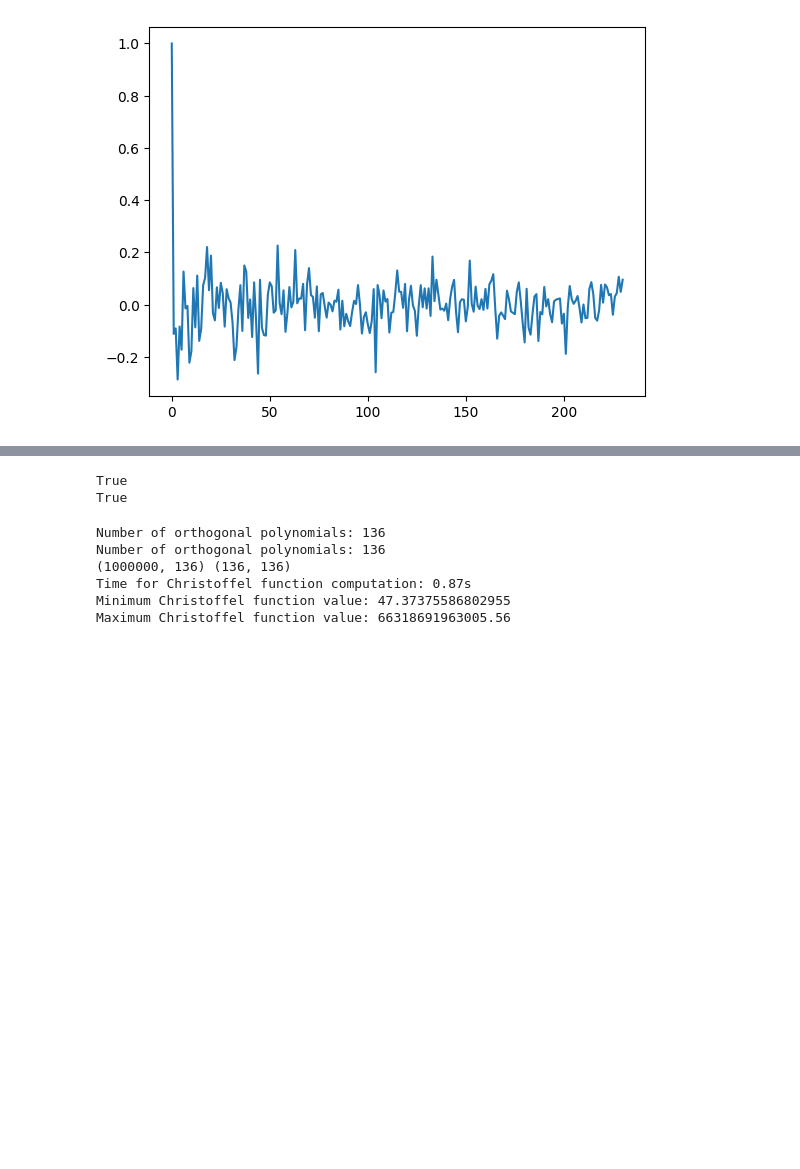
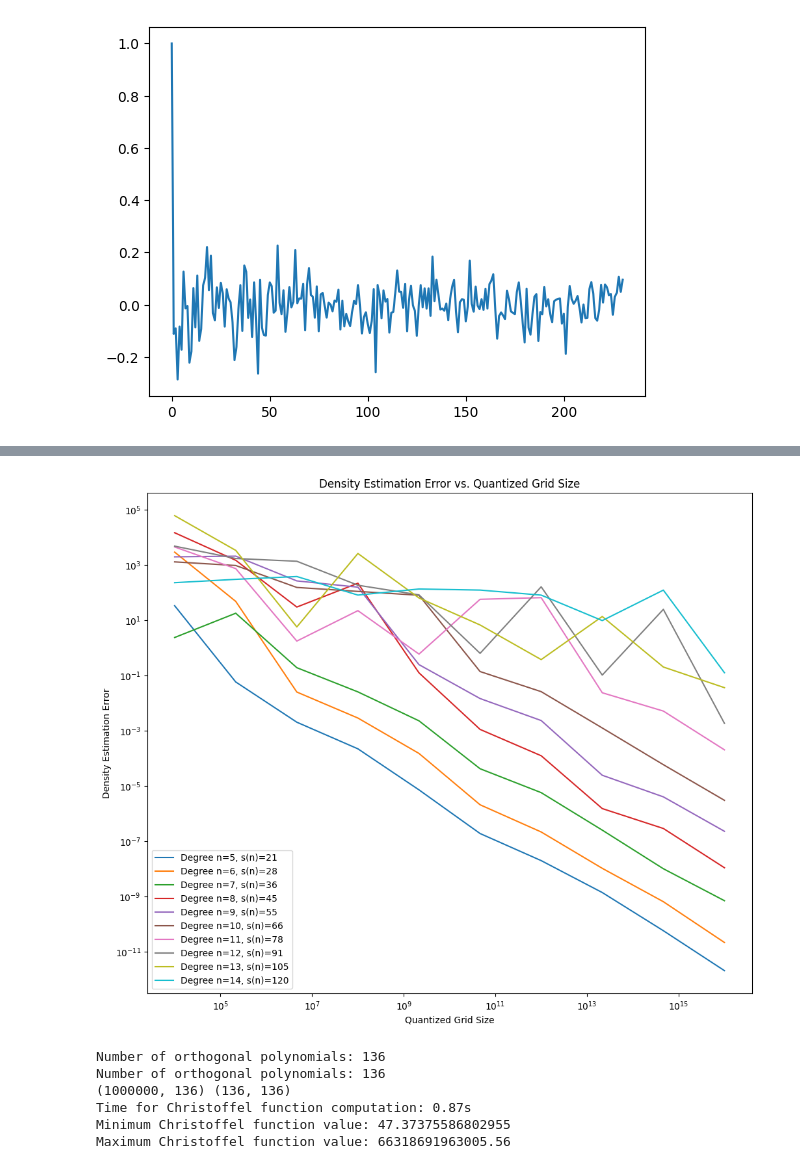
Before and after one commit to yzdn13l/christoffel-darboux, a Jupyter notebook: reconstruct.ipynb, the cells around one changed output, grey strips where cells are left out. Saved outputs shown, nothing was run; the diff lists cells and outputs as text; code cells hidden in the pictures; blank space fills up the shorter version.

```diff
--- a/reconstruct.ipynb
+++ b/reconstruct.ipynb
@@ -88,3 +92,7 @@ print(pcl.shape)
 # %% [output]
 [figure]
 (1796, 2)
+# %%
+from copy import deepcopy
+pcl_np = deepcopy(pcl)
+pcl = torch.tensor(pcl, dtype=torch.double).unsqueeze(0).cuda()
@@ -291,5 +501,6 @@ True
 # %%
-mom_seq, mom_mat = compute_moment_seq_and_mat(torch.tensor(pcl, dtype=torch.double).unsqueeze(0).cuda(), *generate_exponents_seq_and_mat(2, 10), basis='cheby')
+seq, mat = generate_exponents_seq_and_mat(2, 10)
+mom_seq, mom_mat = compute_moment_seq_and_mat(pcl, *generate_exponents_seq_and_mat(2, 10), basis='cheby')
 print(mom_seq.shape, mom_mat.shape)
 plt.plot(mom_seq[0].cpu())
 # %% [output]
@@ -419,13 +655,40 @@ Time: 0.010965347290039062
-# %%
-mom_x = torch.randn(1, 4, 10)
-S_inv = torch.randn(1, 10,10)
-kappas_old = torch.sum(mom_x.squeeze(0) @ S_inv.squeeze(0) * mom_x.squeeze(0), dim=1)
-kappas = torch.sum(torch.bmm(mom_x, S_inv) * mom_x, dim=-1)
-print(torch.allclose(kappas, kappas_old))
-print(torch.allclose(mom_x.squeeze(0) @ S_inv.squeeze(0), torch.bmm(mom_x, S_inv)))
-# %% [output]
-True
-True
+# %%
+# eval the density error with quantization and moment degree
+def eval_density_error(pcl, degree, quant_grid=100000):
+    """
+    Evaluate the density estimation error with quantization and moment degree.
+    Parameters:
+        pcl (torch.Tensor): The point cloud of shape (N, d).
+        degree (int): The moment degree.
+        quant_grid (int): The quantization grid size.
+    Returns:
+        error (float): The density estimation error.
+    """
+    mom_seq, _ = compute_moment_seq_and_mat(pcl, *generate_exponents_seq_and_mat(2, degree), basis='monomial')
+    mom_seq_quant = torch.round(mom_seq * quant_grid) / quant_grid
+    density = MomSeq2CDDensity(grid_points, mom_seq_quant, 2, reg=1e-12)
+    density_gt = MomSeq2CDDensity(grid_points, mom_seq, 2, reg=1e-12)
+    error = torch.norm(density - density_gt) / torch.norm(density_gt)
+    return error.item()
+
+plt.figure(figsize=(12, 10))
+for degree in range(5, 15):
+    # plot the density estimation for different quantization grid sizes
+    q_grid = np.logspace(4, 16, num=10, base=10, dtype=int)
+    error = [eval_density_error(pcl, degree, q) for q in q_grid]
+    plt.plot(q_grid, error, label=f'Degree n={degree}, s(n)={math.comb(degree + 2, 2)}')
+
+plt.xscale('log')
+plt.yscale('log')
+plt.xlabel('Quantized Grid Size')
+plt.ylabel('Density Estimation Error')
+plt.legend()
+plt.title('Density Estimation Error vs. Quantized Grid Size')
+plt.show()
+    # for q_grid in np.logspace(4, 10, num=7, base=10, dtype=int):
+    #     print(f'Degree: {degree}, Quantized Grid Size: {q_grid}, Error: {eval_density_error(pcl, degree, q_grid)}')
+# %% [output]
+[figure, added]
 # %%
 from functools import partial
 degree = 15
```
Also changed, not shown: parts of 9 cells of this notebook, 1 other file.
